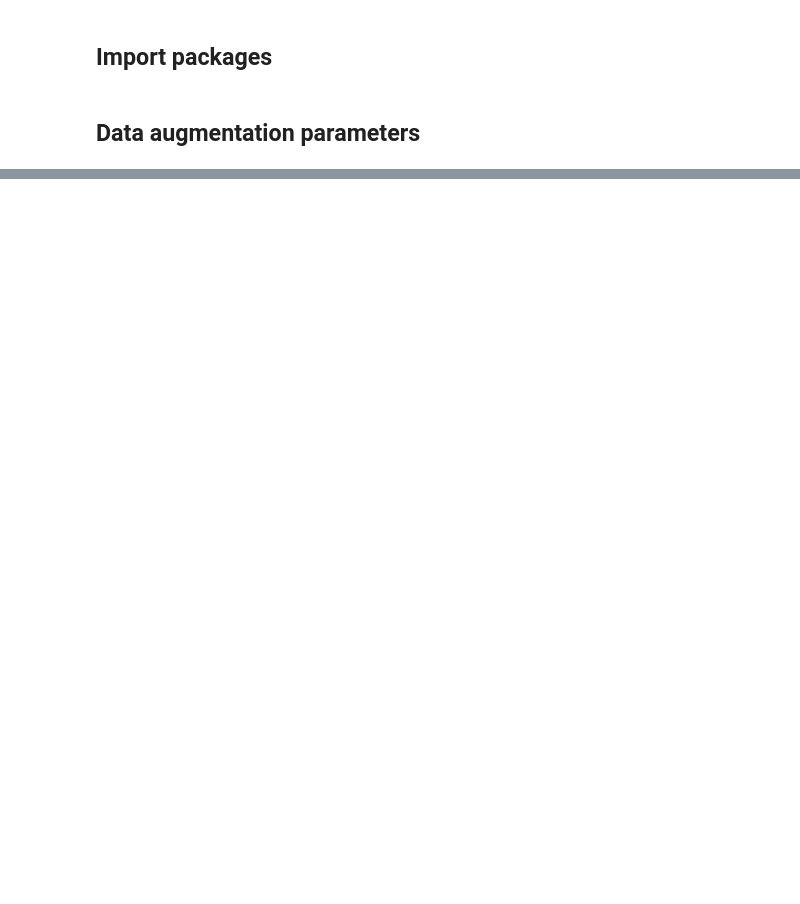
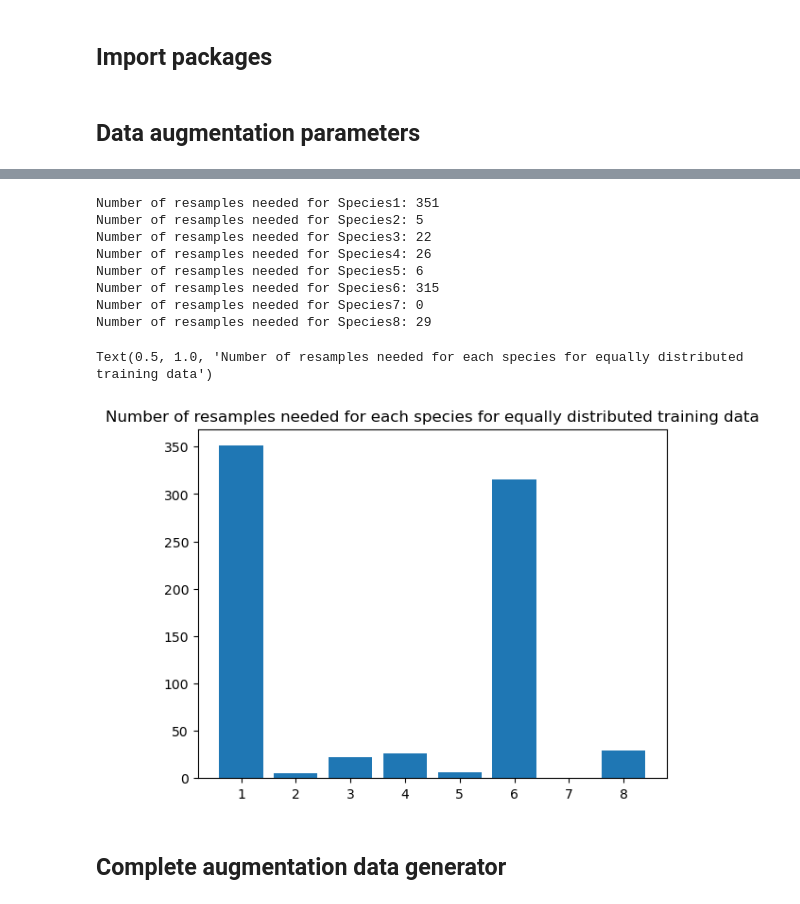
Before and after one commit to achgls/flower-species-classification, a Jupyter notebook: src/data_augmentation.ipynb, the cells around one changed output, grey strips where cells are left out. Cells and saved outputs as stored; diff of their text form; code cells hidden in the pictures; blank space fills up the shorter version.

Commit message:
feat: add data_augmentation notebook

```diff
--- a/src/data_augmentation.ipynb
+++ b/src/data_augmentation.ipynb
@@ -34,0 +55,22 @@ FILL_MODE: str = "reflect" # Filling method for out-of-border pixels
+# %%
+n_resamples: dict[str, int] = {}
+for species in utils.labels:
+    mi = max(utils.n_images.values()) - utils.n_images[species]
+    n_resamples[species] = mi
+    print("Number of resamples needed for %s: %d" % (species, mi))
+
+plt.bar(np.arange(1, utils.n_species + 1), n_resamples.values())
+plt.title("Number of resamples needed for each species for equally distributed training data")
+# %% [output]
+Number of resamples needed for Species1: 351
+Number of resamples needed for Species2: 5
+Number of resamples needed for Species3: 22
+Number of resamples needed for Species4: 26
+Number of resamples needed for Species5: 6
+Number of resamples needed for Species6: 315
+Number of resamples needed for Species7: 0
+Number of resamples needed for Species8: 29
+Text(0.5, 1.0, 'Number of resamples needed for each species for equally distributed training data')
+[figure, added]
+# %% [markdown]
+## Complete augmentation data generator
```
Also changed, not shown: parts of 12 cells of this notebook, 1 other file.
